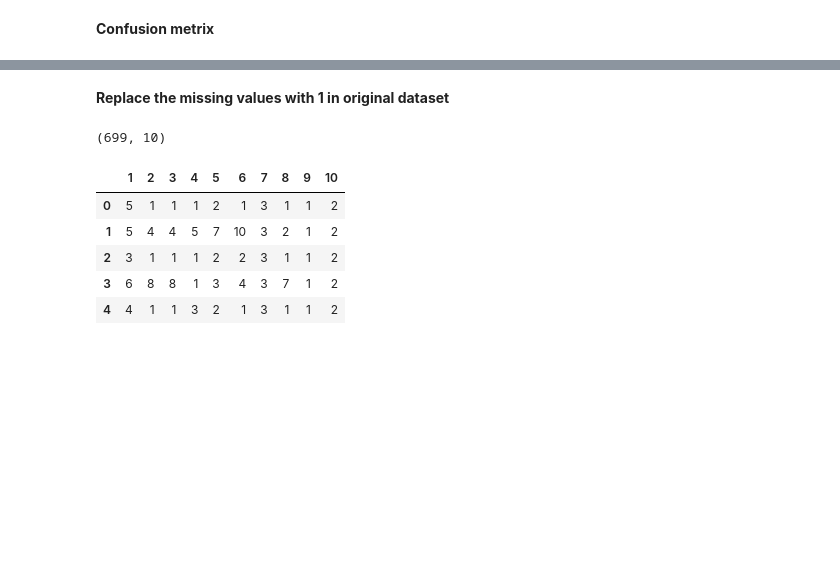
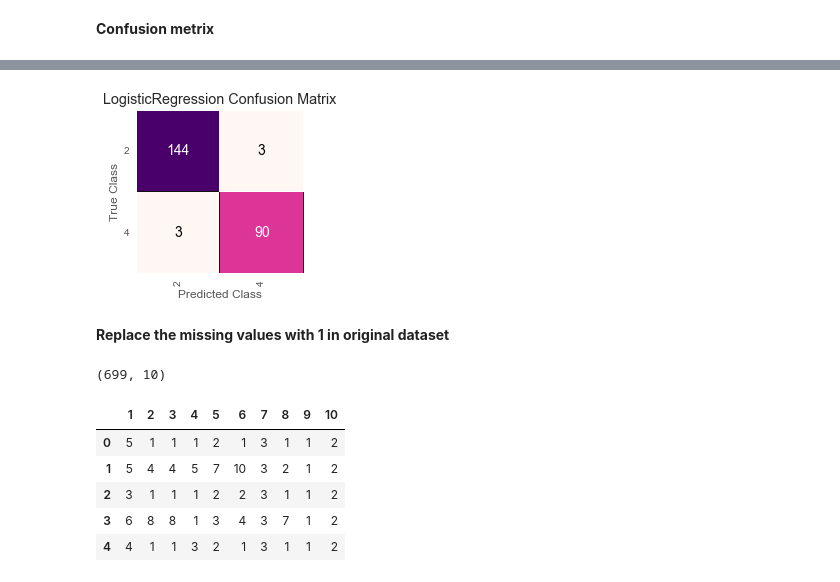
Before and after one commit to PraAnj/classification_breast_cancer, a Jupyter notebook: src/logistic_regression.ipynb, the cells around one changed output, grey strips where cells are left out. Saved outputs shown, nothing was run; the diff lists cells and outputs as text; code cells hidden in the pictures; blank space fills up the shorter version.

```diff
--- a/src/logistic_regression.ipynb
+++ b/src/logistic_regression.ipynb
@@ -112,3 +118,12 @@ ax = sns.heatmap(cm, xticklabels=ticklabels, yticklabels=ticklabels, linewidths=
+# %%
+fig, ax = plt.subplots(figsize=(3,3))
+cm = ConfusionMatrix(logreg, classes=[2,4], cmap='RdPu')
+cm.score(X_test, y_test)
+for label in cm.ax.texts:
+    label.set_size(14)
+cm.poof()
+# %% [output]
+[figure, added]
 # %% [markdown]
 **Replace the missing values with 1 in original dataset**
 # %%
```
Also changed, not shown: parts of 7 cells of this notebook, 5 other files.
